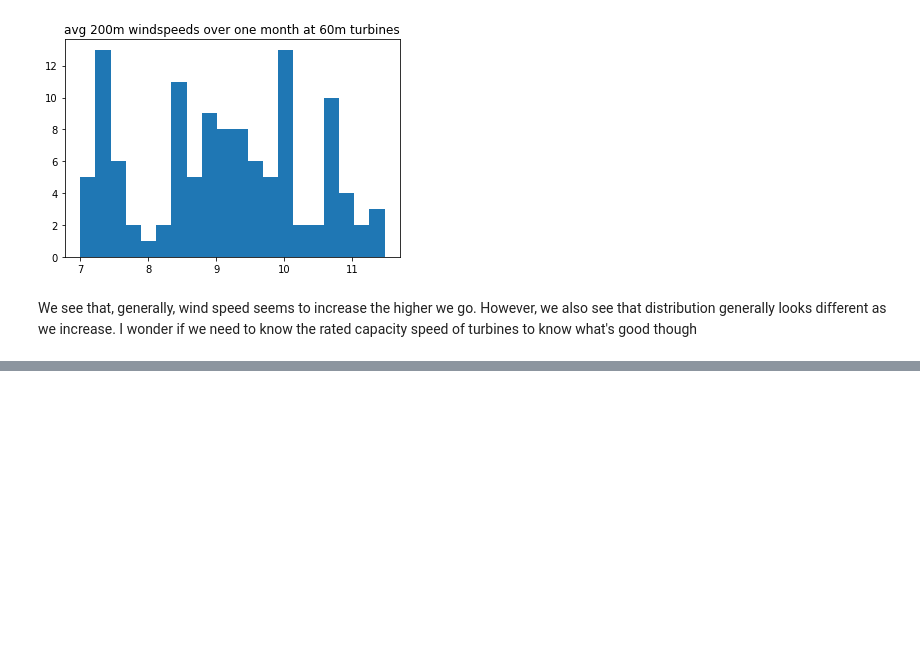
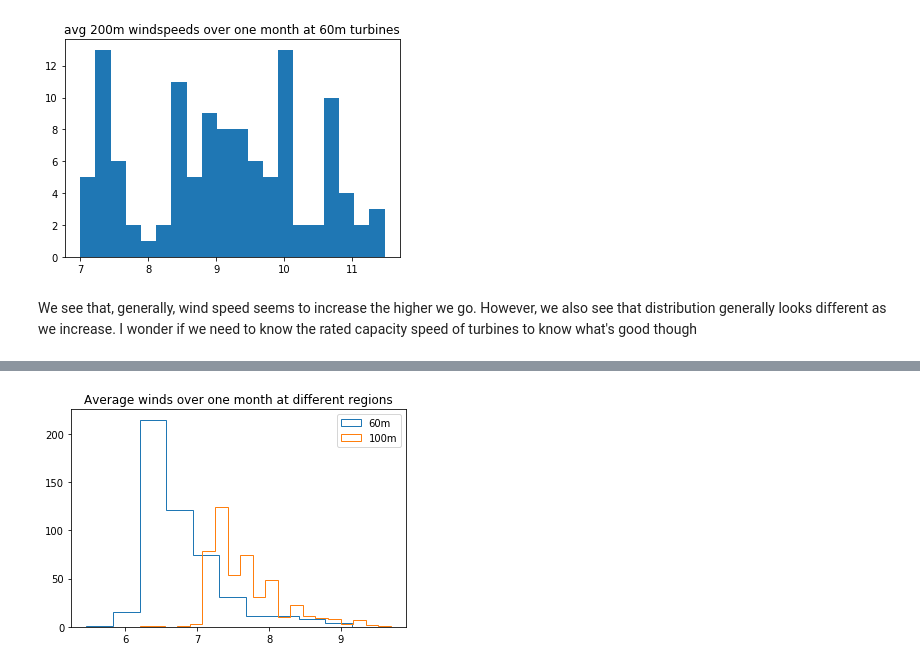
Before and after one commit to RavenPillmann/wind_eda, a Jupyter notebook: Wind Turbine EDA.ipynb, the cells around one changed output, grey strips where cells are left out. Saved outputs shown, nothing was run; the diff lists cells and outputs as text; code cells hidden in the pictures; blank space fills up the shorter version.

```diff
--- a/Wind Turbine EDA.ipynb
+++ b/Wind Turbine EDA.ipynb
@@ -889,0 +901,10 @@ windspeed_60_for_60_turbines_year_avg = np.apply_along_axis(np.mean, 1, windspee
+# %%
+plt.hist(windspeed_60_for_100_turbines_avg, bins=10, histtype='step', label='60m')
+plt.hist(windspeed_100_avg, bins=20, histtype='step', label='100m')
+# plt.hist(windspeed_100_for_60_turbines_avg, bins=20, histtype='step', label='100m')
+plt.legend()
+#         ), np.mean(windspeed_60_avg), np.mean(windspeed_100_for_60_turbines_avg)], bins=20)
+plt.title('Average winds over one month at different regions')
+plt.show()
+# %% [output]
+[figure, added]
```
Also changed, not shown: parts of 4 cells of this notebook, 1 other file.
